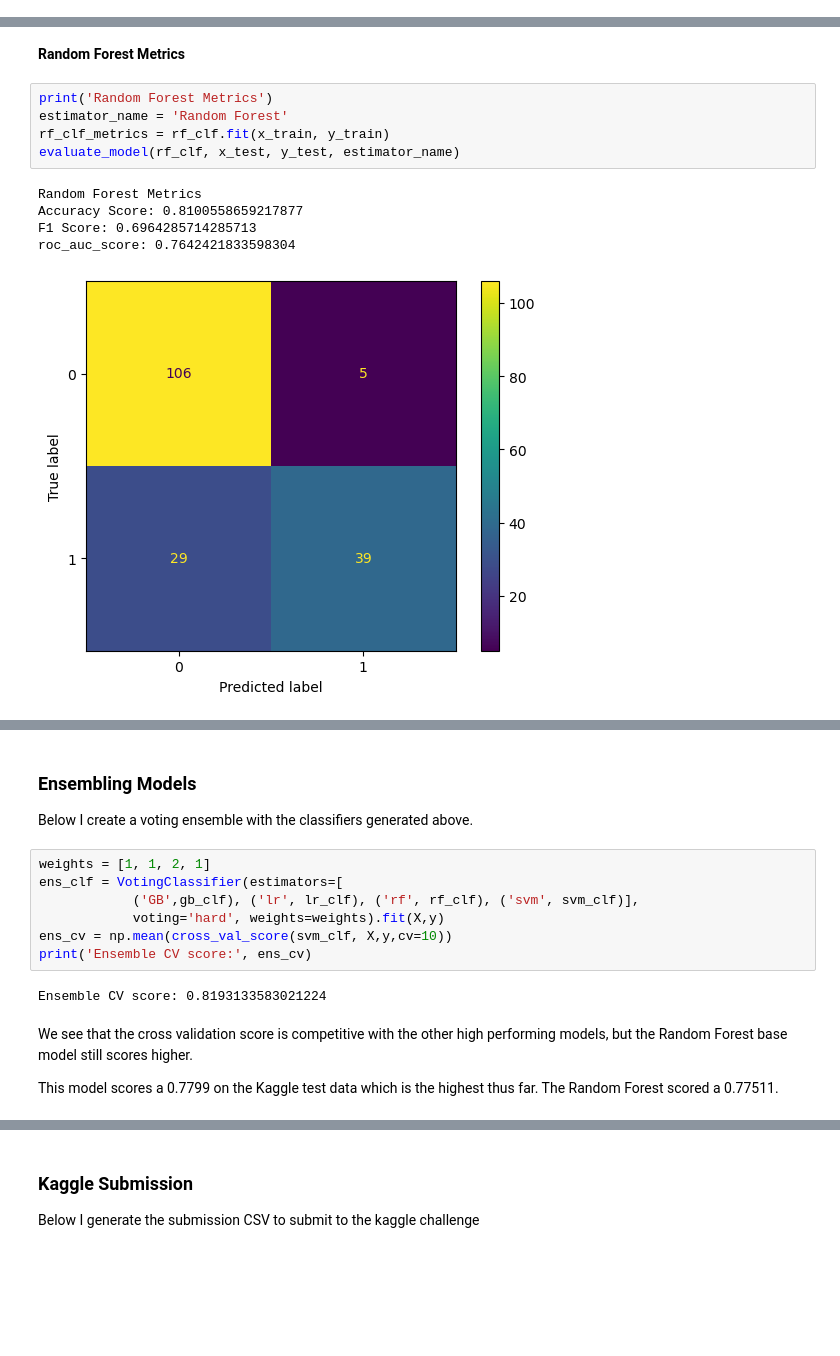
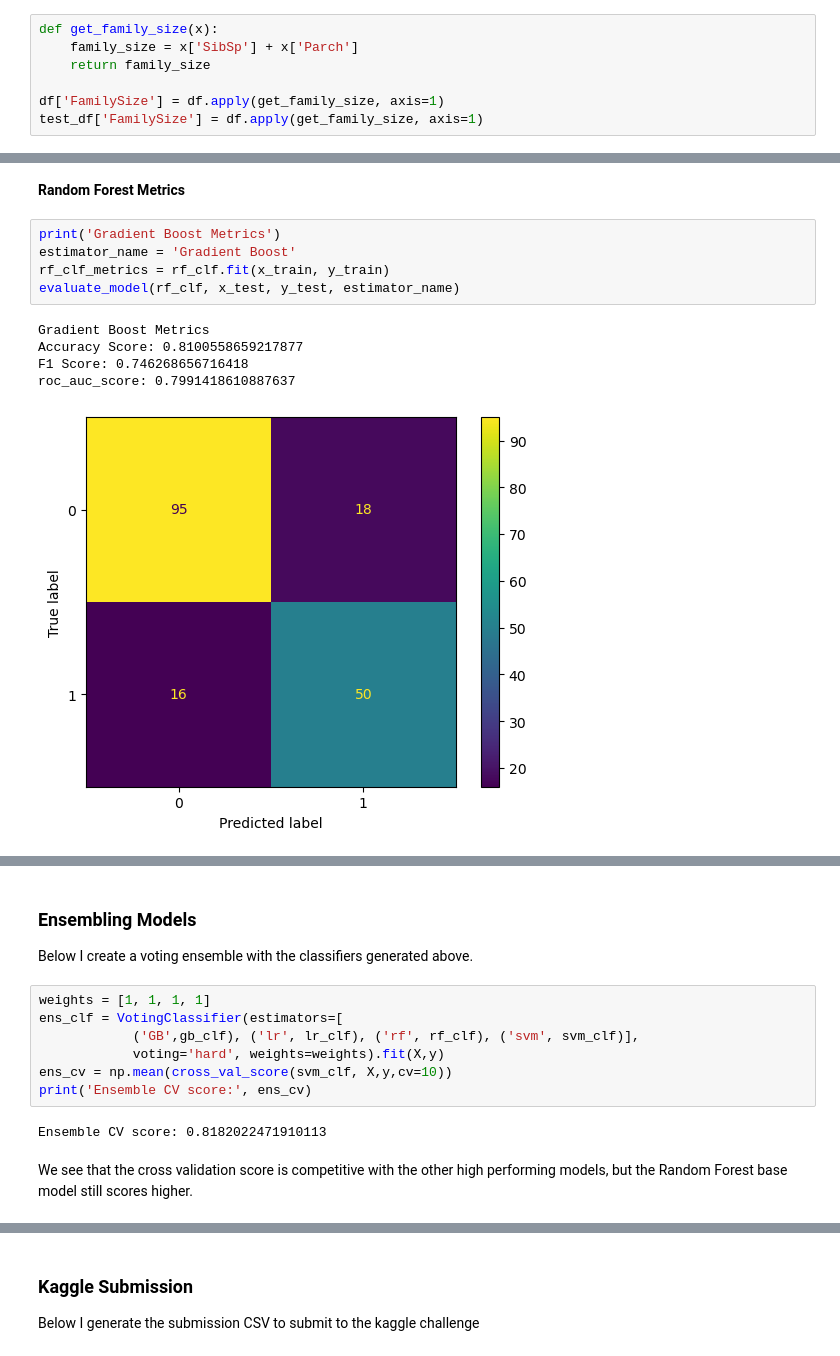
Before and after one commit to sgreene30/supervisedML_final, a Jupyter notebook: Titanic.ipynb, the cells around one changed output, grey strips where cells are left out. Cells and saved outputs as stored; diff of their text form; blank space fills up the shorter version.

```diff
--- a/Titanic.ipynb
+++ b/Titanic.ipynb
@@ -231,6 +231,13 @@ def impute_ages(x):
 
 df['Age'] = df.apply(impute_ages, axis=1)
 test_df['Age'] = df.apply(impute_ages, axis=1)
+# %%
+def get_family_size(x):
+    family_size = x['SibSp'] + x['Parch']
+    return family_size
+
+df['FamilySize'] = df.apply(get_family_size, axis=1)
+test_df['FamilySize'] = df.apply(get_family_size, axis=1)
 # %% [markdown]
 **Fare**
 We see that Fare is quite skewed so I take the log
@@ -397,13 +425,13 @@ def evaluate_model(model, x_test, y_test, estimator_name):
 # %% [markdown]
 **Random Forest Metrics**
 # %%
-print('Random Forest Metrics')
-estimator_name = 'Random Forest'
+print('Gradient Boost Metrics')
+estimator_name = 'Gradient Boost'
 rf_clf_metrics = rf_clf.fit(x_train, y_train)
 evaluate_model(rf_clf, x_test, y_test, estimator_name)
 # %% [output]
-Random Forest Metrics
+Gradient Boost Metrics
 Accuracy Score: 0.8100558659217877
-F1 Score: 0.6964285714285713
-roc_auc_score: 0.7642421833598304
+F1 Score: 0.746268656716418
+roc_auc_score: 0.7991418610887637
-[figure, old version]
+[figure, new version]
@@ -413,15 +441,13 @@ roc_auc_score: 0.7642421833598304
 
 Below I create a voting ensemble with the classifiers generated above.
 # %%
-weights = [1, 1, 2, 1]
+weights = [1, 1, 1, 1]
 ens_clf = VotingClassifier(estimators=[
             ('GB',gb_clf), ('lr', lr_clf), ('rf', rf_clf), ('svm', svm_clf)],
             voting='hard', weights=weights).fit(X,y)
 ens_cv = np.mean(cross_val_score(svm_clf, X,y,cv=10))
 print('Ensemble CV score:', ens_cv)
 # %% [output]
-Ensemble CV score: 0.8193133583021224
+Ensemble CV score: 0.8182022471910113
 # %% [markdown]
 We see that the cross validation score is competitive with the other high performing models, but the Random Forest base model still scores higher.
-
-This model scores a 0.7799 on the Kaggle test data which is the highest thus far. The Random Forest scored a 0.77511.
```
Also changed, not shown: parts of 8 cells of this notebook, 1 other file.
